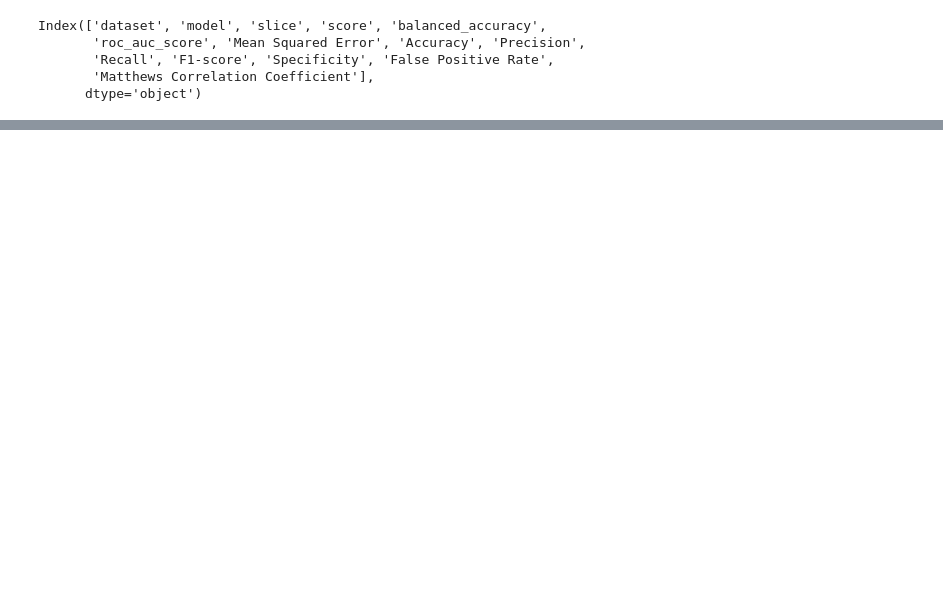
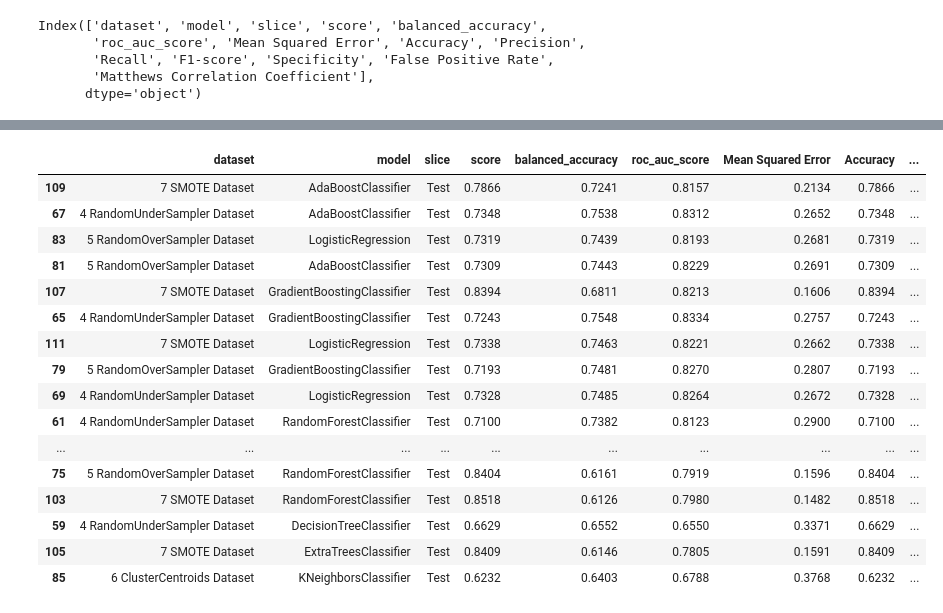
Before and after one commit to jflachman/DU-project-2, a Jupyter notebook: brfss_2015/3_performance_report.ipynb, the cells around one changed output, grey strips where cells are left out. Saved outputs shown, nothing was run; the diff lists cells and outputs as text; code cells hidden in the pictures; blank space fills up the shorter version.

```diff
--- a/brfss_2015/3_performance_report.ipynb
+++ b/brfss_2015/3_performance_report.ipynb
@@ -251,0 +283,30 @@ However, the binary dataset performed best.
+# %%
+# Sort Dataframe by column to maximize
+maximize = 'F1-score'
+limits = {
+    'Accuracy': .5,
+    'Precision': .1,
+    'roc_auc_score': .1
+}
+
+
+sorted_df3 = rank_results(df, maximize, limits).head(df_print_len)
+sorted_df3
+# %% [output]
+|  | dataset | model | slice | score | balanced_accuracy | roc_auc_score | Mean Squared Error | Accuracy | ... |
+| 109 | 7 SMOTE Dataset | AdaBoostClassifier | Test | 0.7866 | 0.7241 | 0.8157 | 0.2134 | 0.7866 | ... |
+| 67 | 4 RandomUnderSampler Dataset | AdaBoostClassifier | Test | 0.7348 | 0.7538 | 0.8312 | 0.2652 | 0.7348 | ... |
+| 83 | 5 RandomOverSampler Dataset | LogisticRegression | Test | 0.7319 | 0.7439 | 0.8193 | 0.2681 | 0.7319 | ... |
+| 81 | 5 RandomOverSampler Dataset | AdaBoostClassifier | Test | 0.7309 | 0.7443 | 0.8229 | 0.2691 | 0.7309 | ... |
+| 107 | 7 SMOTE Dataset | GradientBoostingClassifier | Test | 0.8394 | 0.6811 | 0.8213 | 0.1606 | 0.8394 | ... |
+| 65 | 4 RandomUnderSampler Dataset | GradientBoostingClassifier | Test | 0.7243 | 0.7548 | 0.8334 | 0.2757 | 0.7243 | ... |
+| 111 | 7 SMOTE Dataset | LogisticRegression | Test | 0.7338 | 0.7463 | 0.8221 | 0.2662 | 0.7338 | ... |
+| 79 | 5 RandomOverSampler Dataset | GradientBoostingClassifier | Test | 0.7193 | 0.7481 | 0.8270 | 0.2807 | 0.7193 | ... |
+| 69 | 4 RandomUnderSampler Dataset | LogisticRegression | Test | 0.7328 | 0.7485 | 0.8264 | 0.2672 | 0.7328 | ... |
+| 61 | 4 RandomUnderSampler Dataset | RandomForestClassifier | Test | 0.7100 | 0.7382 | 0.8123 | 0.2900 | 0.7100 | ... |
+| ... | ... | ... | ... | ... | ... | ... | ... | ... | ... |
+| 75 | 5 RandomOverSampler Dataset | RandomForestClassifier | Test | 0.8404 | 0.6161 | 0.7919 | 0.1596 | 0.8404 | ... |
+| 103 | 7 SMOTE Dataset | RandomForestClassifier | Test | 0.8518 | 0.6126 | 0.7980 | 0.1482 | 0.8518 | ... |
+| 59 | 4 RandomUnderSampler Dataset | DecisionTreeClassifier | Test | 0.6629 | 0.6552 | 0.6550 | 0.3371 | 0.6629 | ... |
+| 105 | 7 SMOTE Dataset | ExtraTreesClassifier | Test | 0.8409 | 0.6146 | 0.7805 | 0.1591 | 0.8409 | ... |
+| 85 | 6 ClusterCentroids Dataset | KNeighborsClassifier | Test | 0.6232 | 0.6403 | 0.6788 | 0.3768 | 0.6232 | ... |
```
Also changed, not shown: parts of 21 cells of this notebook, 20 other files.
